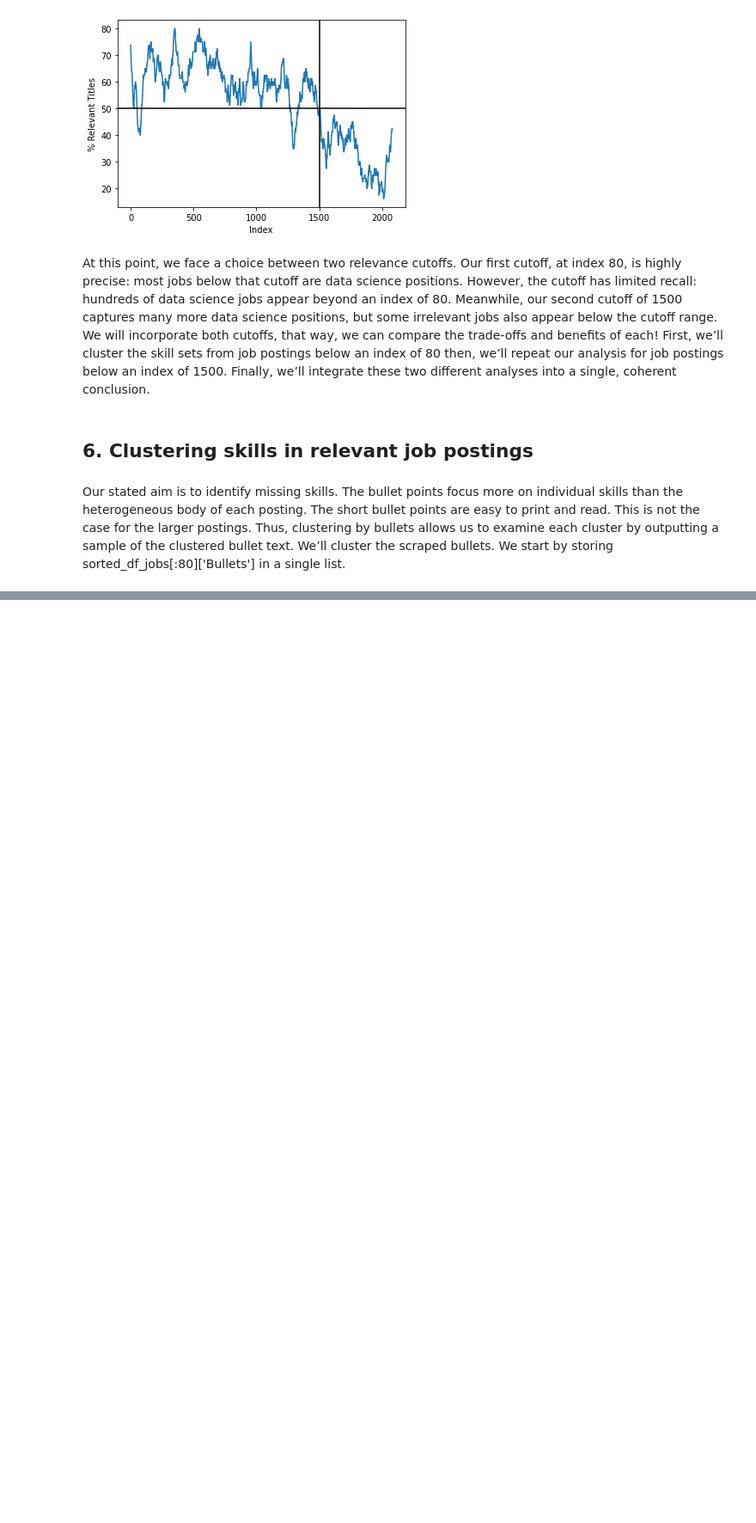
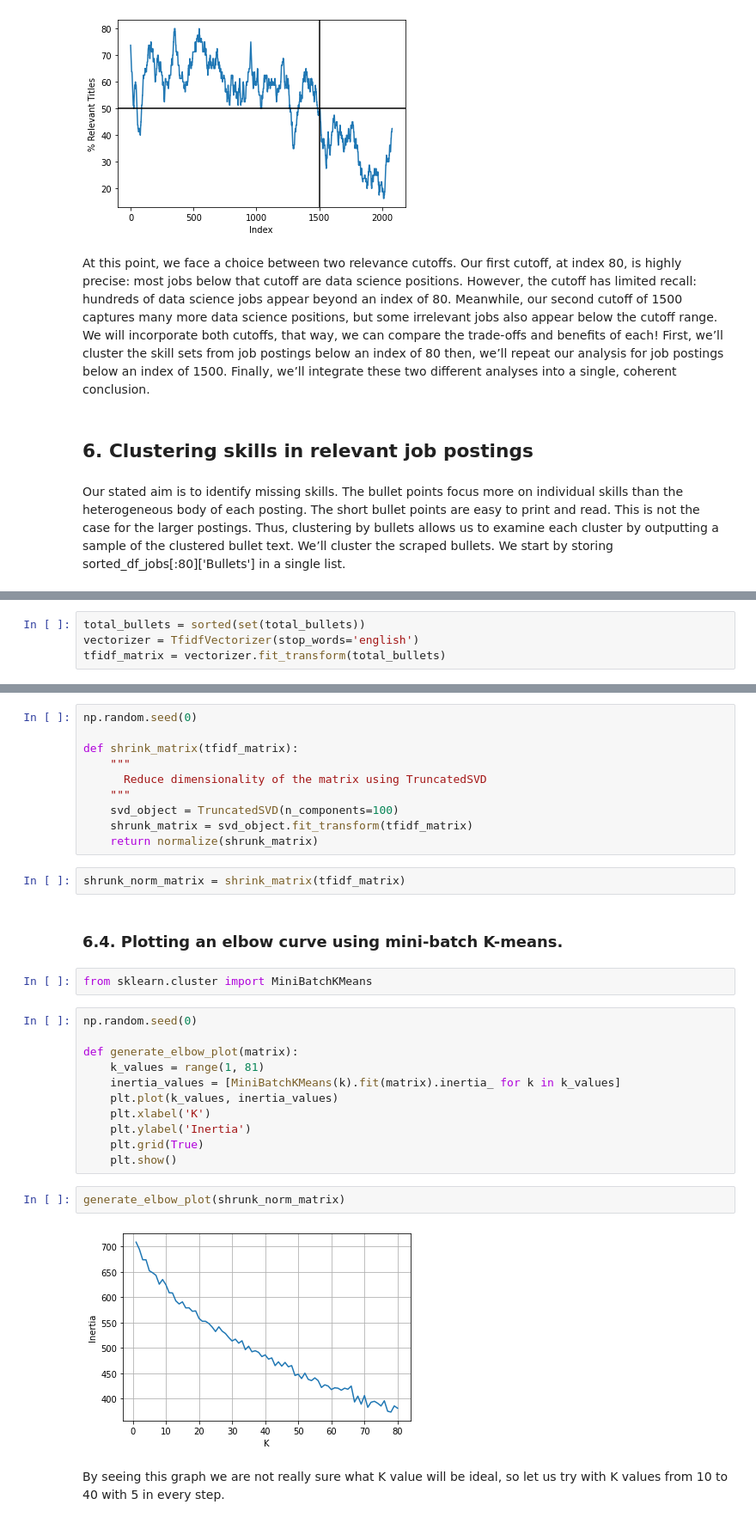
Before and after one commit to rajdeepmondal1/what-skills-to-augment-my-arsenal-main, a Jupyter notebook: Skills_to_augment_to_my_arsenal.ipynb, the cells around one changed output, grey strips where cells are left out. Shown at 86% size. Saved outputs shown, nothing was run; the diff lists cells and outputs as text; blank space fills up the shorter version.

Commit message:
clustering done

```diff
--- a/Skills_to_augment_to_my_arsenal.ipynb
+++ b/Skills_to_augment_to_my_arsenal.ipynb
@@ -617,0 +639,4 @@ Our stated aim is to identify missing skills. The bullet points focus more on in
+# %%
+total_bullets = sorted(set(total_bullets))
+vectorizer = TfidfVectorizer(stop_words='english')
+tfidf_matrix = vectorizer.fit_transform(total_bullets)
@@ -617,0 +656,33 @@ Our stated aim is to identify missing skills. The bullet points focus more on in
+# %%
+np.random.seed(0)
+
+def shrink_matrix(tfidf_matrix):
+    """
+      Reduce dimensionality of the matrix using TruncatedSVD
+    """
+    svd_object = TruncatedSVD(n_components=100)
+    shrunk_matrix = svd_object.fit_transform(tfidf_matrix)
+    return normalize(shrunk_matrix)
+# %%
+shrunk_norm_matrix = shrink_matrix(tfidf_matrix)
+# %% [markdown]
+### 6.4. Plotting an elbow curve using mini-batch K-means.
+# %%
+from sklearn.cluster import MiniBatchKMeans
+# %%
+np.random.seed(0)
+
+def generate_elbow_plot(matrix):
+    k_values = range(1, 81)
+    inertia_values = [MiniBatchKMeans(k).fit(matrix).inertia_ for k in k_values]
+    plt.plot(k_values, inertia_values)
+    plt.xlabel('K')
+    plt.ylabel('Inertia')
+    plt.grid(True)
+    plt.show()
+# %%
+generate_elbow_plot(shrunk_norm_matrix)
+# %% [output]
+[figure, added]
+# %% [markdown]
+By seeing this graph we are not really sure what K value will be ideal, so let us try with K values from 10 to 40 with 5 in every step.
```
Also changed, not shown: parts of 47 cells of this notebook.
